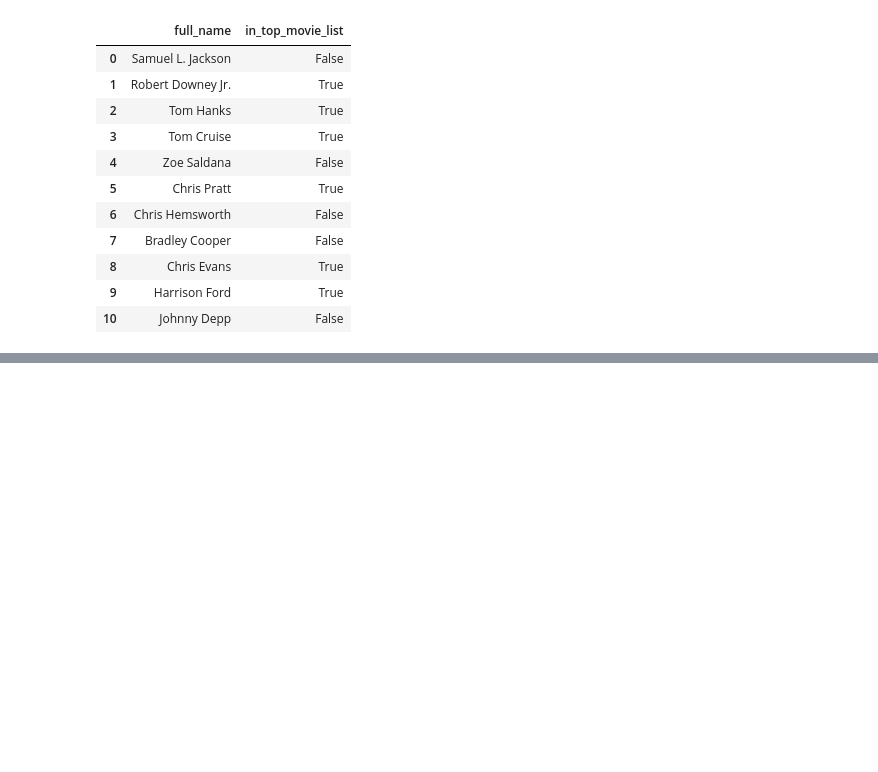
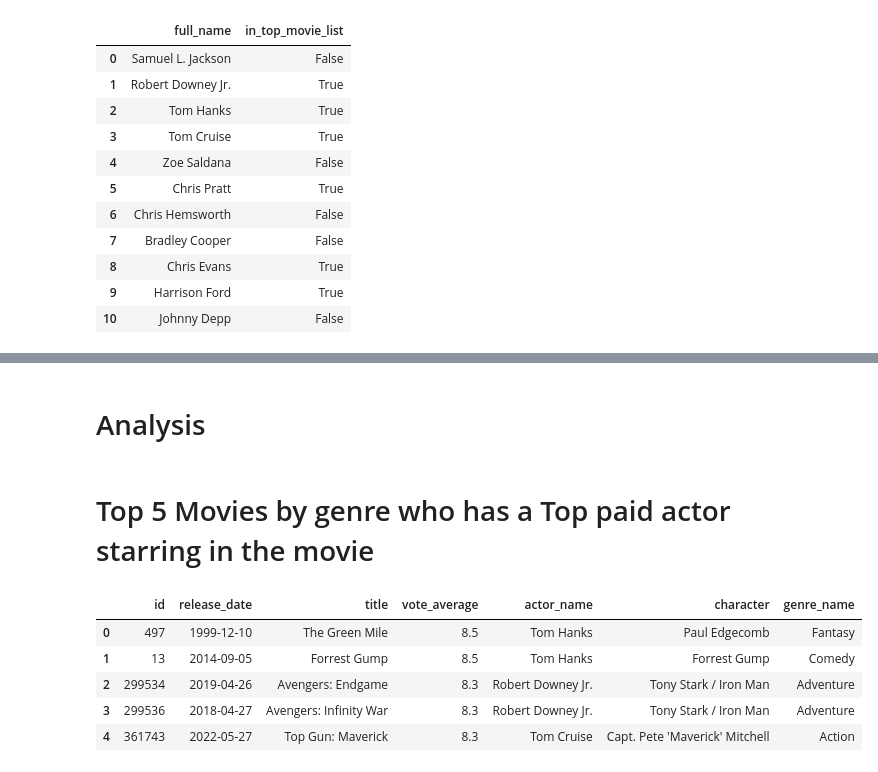
Before and after one commit to Bambi-Forest/tmdb-api-connection, a Jupyter notebook: The Movie Database API/connection.ipynb, the cells around one changed output, grey strips where cells are left out. Saved outputs shown, nothing was run; the diff lists cells and outputs as text; code cells hidden in the pictures; blank space fills up the shorter version.

```diff
--- a/The Movie Database API/connection.ipynb
+++ b/The Movie Database API/connection.ipynb
@@ -541,0 +544,15 @@ paid_actor_in_movie_df2
+# %% [markdown]
+# Analysis
+# %% [markdown]
+# Top 5 Movies by genre who has a Top paid actor starring in the movie
+# %%
+paid_actor_in_movie_df3 = paid_actor_in_movie_df2.drop(['genre_id','gender','actor_id'],axis=1)
+hm = paid_actor_in_movie_df3.head(5).reset_index().drop(columns='index')
+hm
+# %% [output]
+|  | id | release_date | title | vote_average | actor_name | character | genre_name |
+| 0 | 497 | 1999-12-10 | The Green Mile | 8.5 | Tom Hanks | Paul Edgecomb | Fantasy |
+| 1 | 13 | 2014-09-05 | Forrest Gump | 8.5 | Tom Hanks | Forrest Gump | Comedy |
+| 2 | 299534 | 2019-04-26 | Avengers: Endgame | 8.3 | Robert Downey Jr. | Tony Stark / Iron Man | Adventure |
+| 3 | 299536 | 2018-04-27 | Avengers: Infinity War | 8.3 | Robert Downey Jr. | Tony Stark / Iron Man | Adventure |
+| 4 | 361743 | 2022-05-27 | Top Gun: Maverick | 8.3 | Tom Cruise | Capt. Pete 'Maverick' Mitchell | Action |
```
Also changed, not shown: parts of 12 cells of this notebook.
